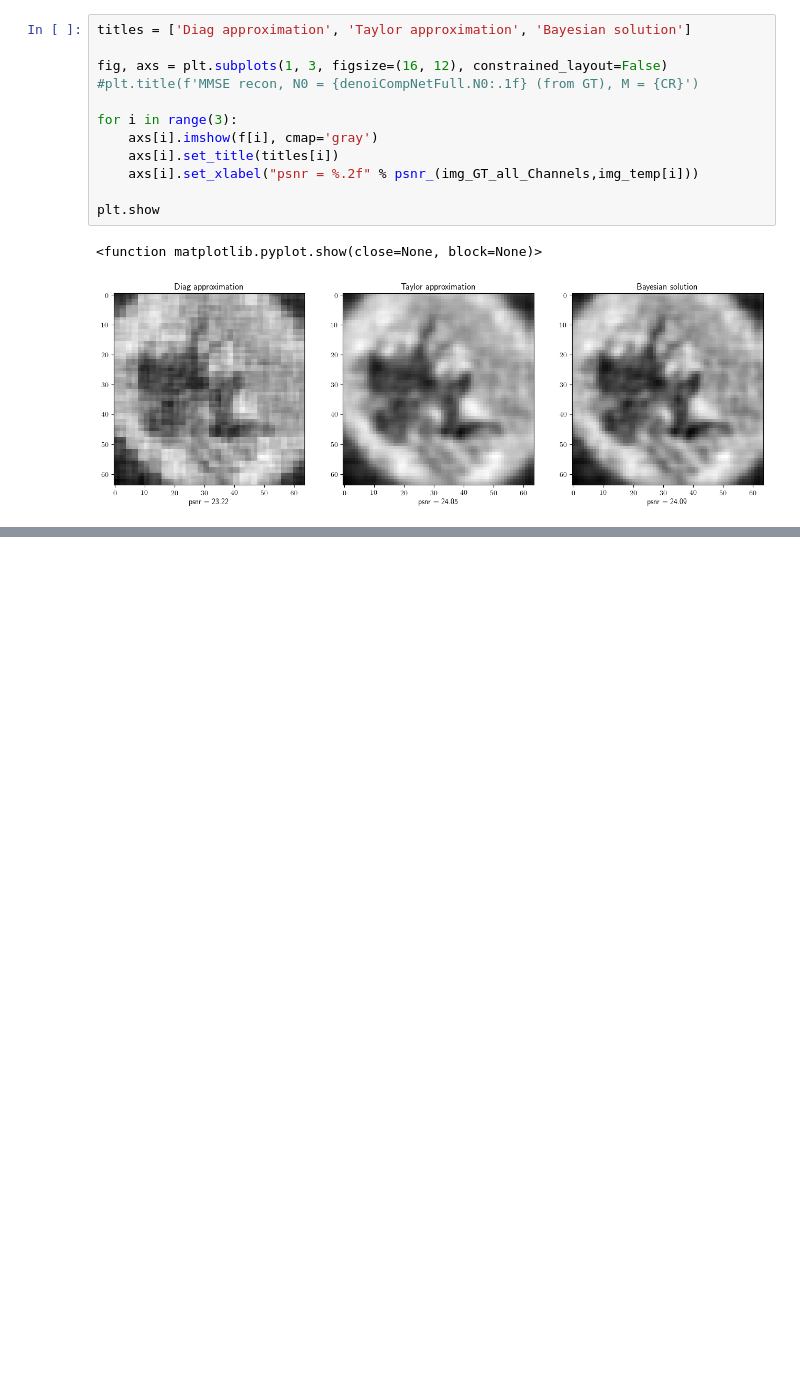
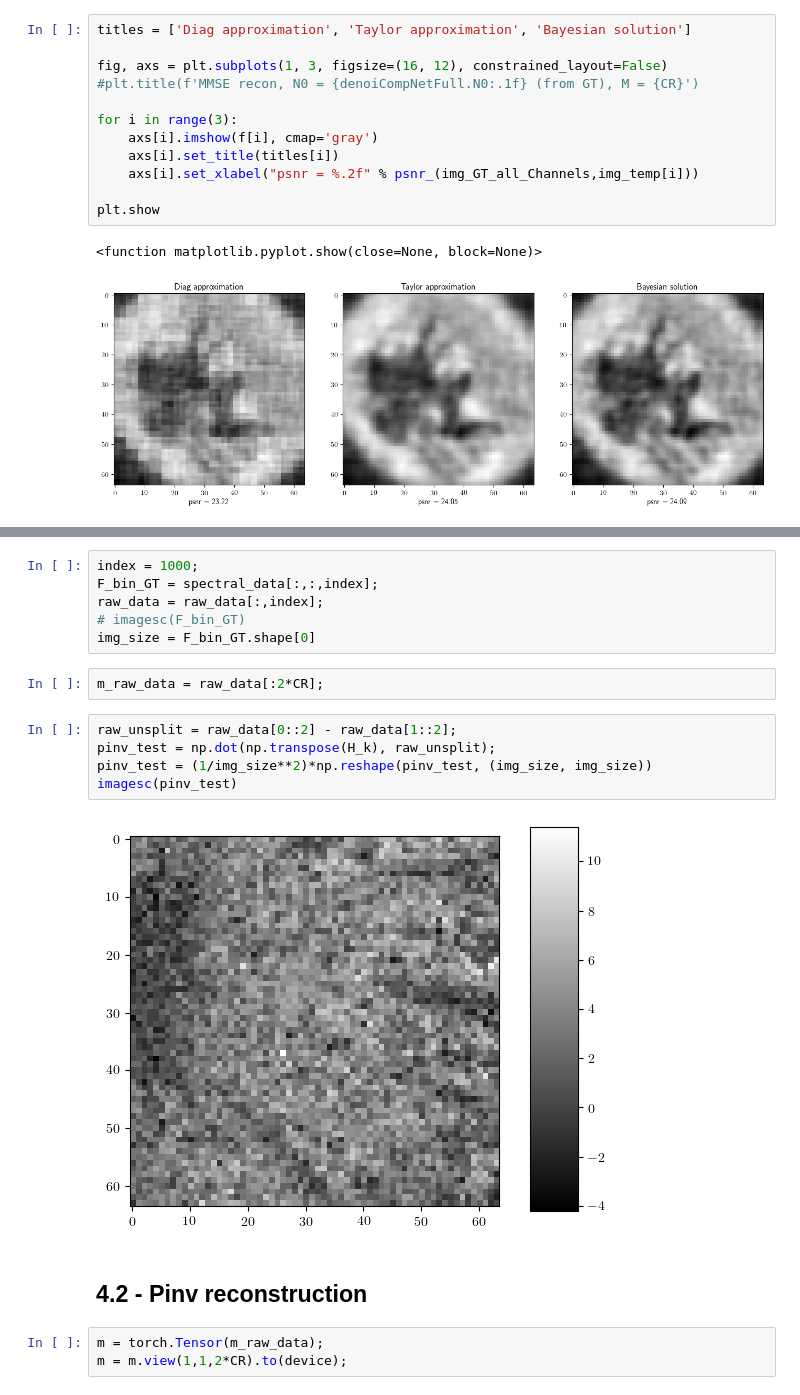
Before and after one commit to lucxt18/spyrit, a Jupyter notebook: spyrit/main_expe.ipynb, the cells around one changed output, grey strips where cells are left out. Drawn from its saved outputs; the diff is of its cells as text; blank space fills up the shorter version.

```diff
--- a/spyrit/main_expe.ipynb
+++ b/spyrit/main_expe.ipynb
@@ -331,0 +405,20 @@ plt.show
+# %%
+index = 1000;
+F_bin_GT = spectral_data[:,:,index];
+raw_data = raw_data[:,index];
+# imagesc(F_bin_GT)
+img_size = F_bin_GT.shape[0]
+# %%
+m_raw_data = raw_data[:2*CR];
+# %%
+raw_unsplit = raw_data[0::2] - raw_data[1::2];
+pinv_test = np.dot(np.transpose(H_k), raw_unsplit);
+pinv_test = (1/img_size**2)*np.reshape(pinv_test, (img_size, img_size))
+imagesc(pinv_test)
+# %% [output]
+[figure, added]
+# %% [markdown]
+## 4.2 - Pinv reconstruction
+# %%
+m = torch.Tensor(m_raw_data);
+m = m.view(1,1,2*CR).to(device);
```
Also changed, not shown: parts of 16 cells of this notebook.
